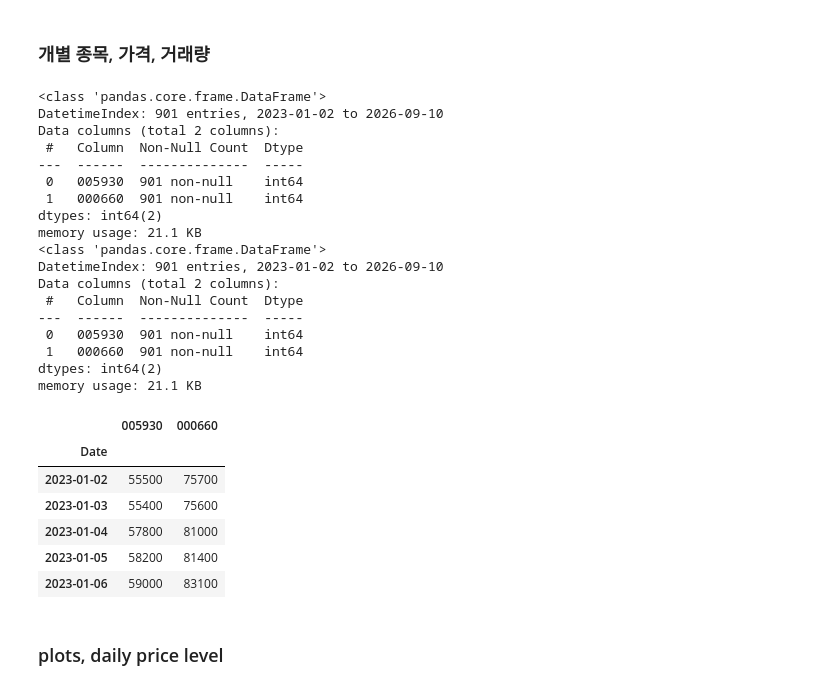
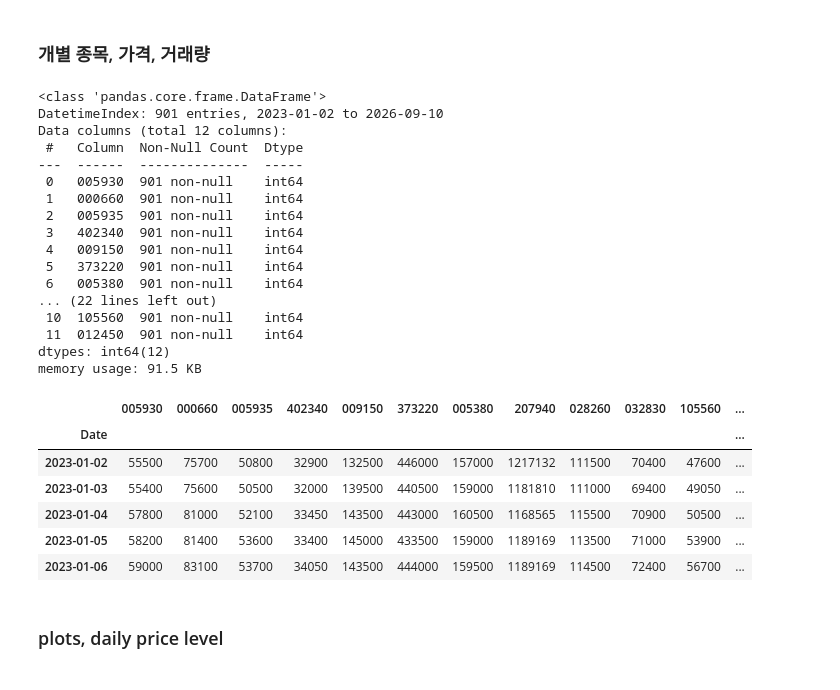
Before and after one commit to bahn28/salad, a Jupyter notebook: az_krx_001.ipynb, the cells around one changed output. Saved outputs shown, nothing was run; the diff lists cells and outputs as text; code cells hidden in the pictures.

```diff
--- a/az_krx_001.ipynb
+++ b/az_krx_001.ipynb
@@ -170,56 +170,55 @@ memory usage: 5.4+ KB
 # # 2. 가격(종가) 데이터 읽기
 # # 최신 버전 FinanceDataReader의 주가 컬럼명은 'Close'입니다.
 
-#tickers = df_krx['ticker'][:12]
-tickers = ['005930', '000660']    # 삼성전자, SK하이닉스, 티커.
+tickers = df_krx['ticker'][:12]
+#tickers = ['005930', '000660']    # 삼성전자, SK하이닉스, 티커.
 #tickers = '005930'    # 삼성전자, SK하이닉스, 티커.
                       # 종목 1개를 지정하니, 시가, 고가, 저가, 종가, 볼륨, 변동, 다 보여주네.
                       # 종목 2개 이상하면 한 가지만 보여주는데, 종가. 컬럼 이름이 종목 코드네...
 df_dat = fdr.DataReader(tickers, '2023-01-01') # 여러 종목은 종가로 정렬해서 보여줌.
                                                # 다른 것을 원하면, 반복해서 뽑아야. for 문.
 df_dat.info()
 
 
 #prc_cls = df_dat['Close']
 #prc_cls
 
 #prc_cls_hy = df_dat_2['Close']
 
 # # 3. 거래량(볼륨) 데이터 읽기
 #vlm = df_dat['Volume']
 #vlm_2 = df_dat_2['Volume']
 
 # # 4. 상위 5개 데이터 결합해서 눈으로 확인하기
 # print(df_dat[['Close', 'Volume']].head())
 # print(df_dat.head(15) )
 df_dat.info()
 df_dat.head()
 # %% [output]
 <class 'pandas.core.frame.DataFrame'>
 DatetimeIndex: 901 entries, 2023-01-02 to 2026-09-10
-Data columns (total 2 columns):
+Data columns (total 12 columns):
  #   Column  Non-Null Count  Dtype
 ---  ------  --------------  -----
  0   005930  901 non-null    int64
  1   000660  901 non-null    int64
-dtypes: int64(2)
-memory usage: 21.1 KB
-<class 'pandas.core.frame.DataFrame'>
-DatetimeIndex: 901 entries, 2023-01-02 to 2026-09-10
-Data columns (total 2 columns):
- #   Column  Non-Null Count  Dtype
----  ------  --------------  -----
- 0   005930  901 non-null    int64
- 1   000660  901 non-null    int64
-dtypes: int64(2)
-memory usage: 21.1 KB
+ 2   005935  901 non-null    int64
+ 3   402340  901 non-null    int64
+ 4   009150  901 non-null    int64
+ 5   373220  901 non-null    int64
+ 6   005380  901 non-null    int64
+... (22 lines left out)
+ 10  105560  901 non-null    int64
+ 11  012450  901 non-null    int64
+dtypes: int64(12)
+memory usage: 91.5 KB
-|  | 005930 | 000660 |
-| Date |  |  |
-| 2023-01-02 | 55500 | 75700 |
-| 2023-01-03 | 55400 | 75600 |
-| 2023-01-04 | 57800 | 81000 |
-| 2023-01-05 | 58200 | 81400 |
-| 2023-01-06 | 59000 | 83100 |
+|  | 005930 | 000660 | 005935 | 402340 | 009150 | 373220 | 005380 | 207940 | 028260 | 032830 | 105560 | ... |
+| Date |  |  |  |  |  |  |  |  |  |  |  | ... |
+| 2023-01-02 | 55500 | 75700 | 50800 | 32900 | 132500 | 446000 | 157000 | 1217132 | 111500 | 70400 | 47600 | ... |
+| 2023-01-03 | 55400 | 75600 | 50500 | 32000 | 139500 | 440500 | 159000 | 1181810 | 111000 | 69400 | 49050 | ... |
+| 2023-01-04 | 57800 | 81000 | 52100 | 33450 | 143500 | 443000 | 160500 | 1168565 | 115500 | 70900 | 50500 | ... |
+| 2023-01-05 | 58200 | 81400 | 53600 | 33400 | 145000 | 433500 | 159000 | 1189169 | 113500 | 71000 | 53900 | ... |
+| 2023-01-06 | 59000 | 83100 | 53700 | 34050 | 143500 | 444000 | 159500 | 1189169 | 114500 | 72400 | 56700 | ... |
 # %%
 # daily stock prices and trading volumes
 # 변수로 받는 방법.
```
Also changed, not shown: parts of 1 cell of this notebook.
